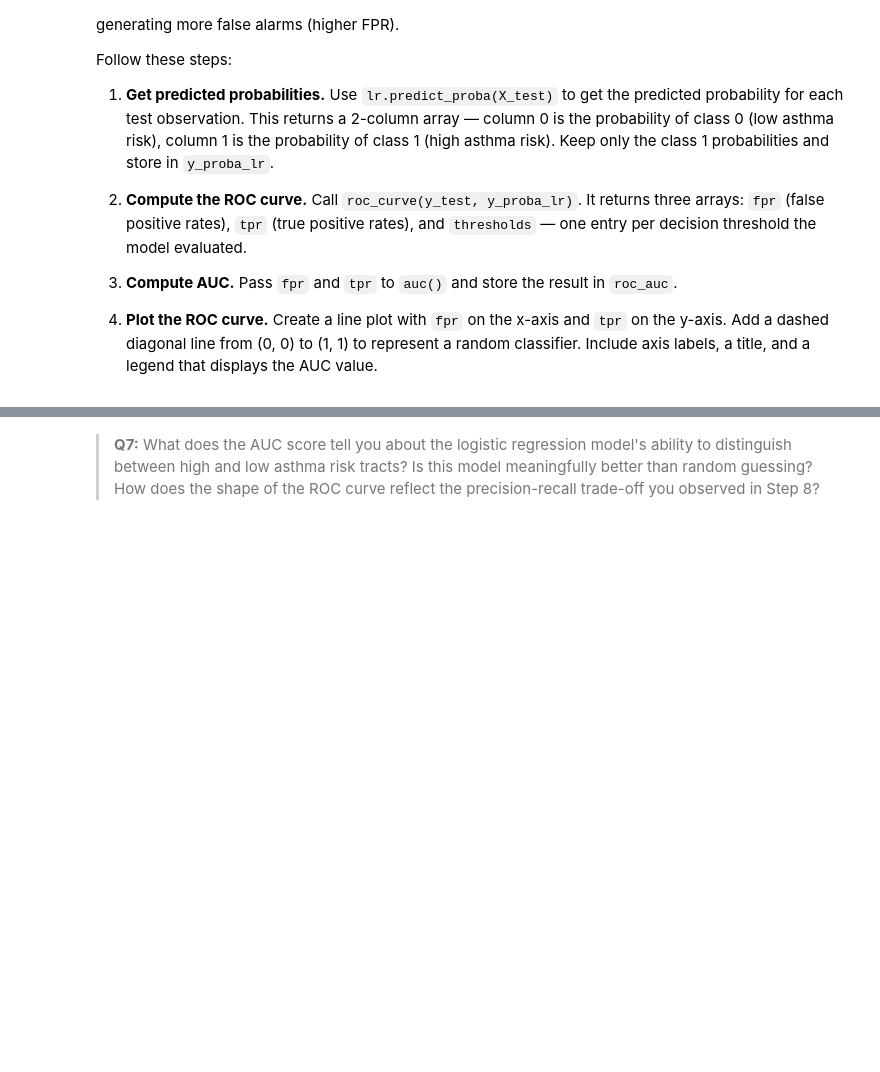
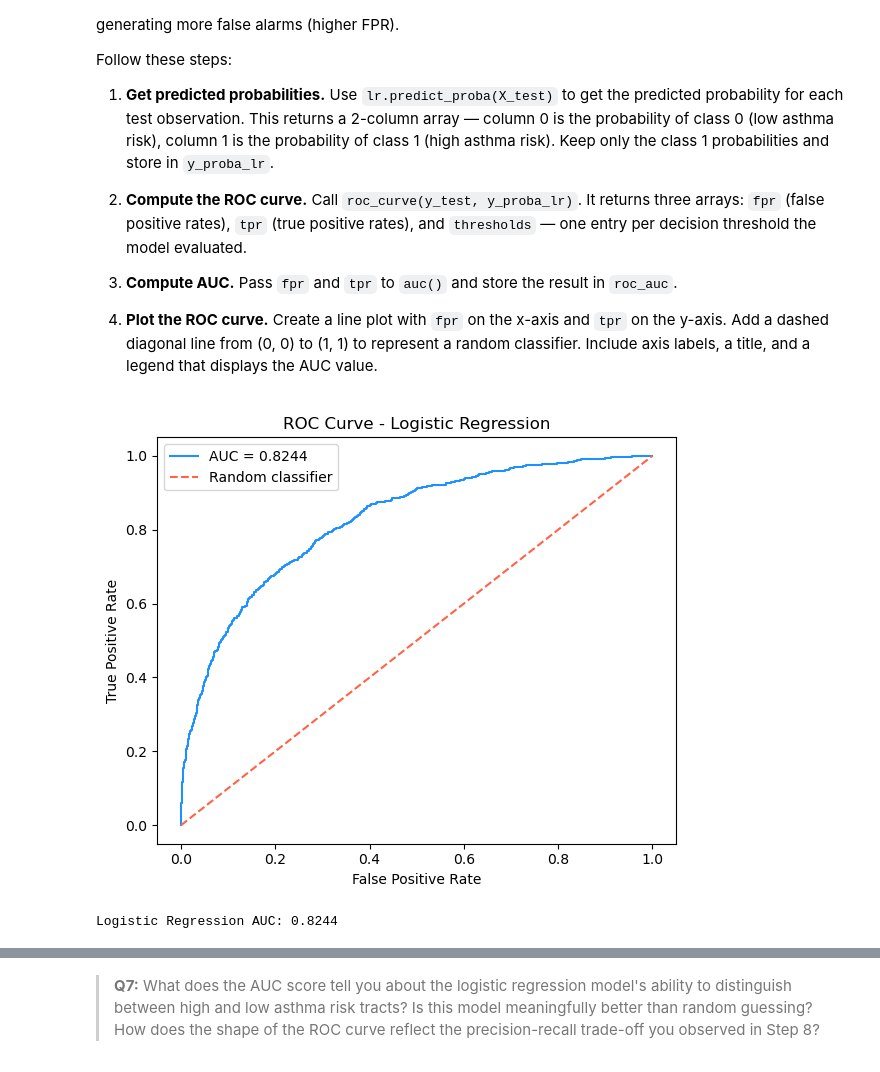
Before and after one commit to avarobillard/assignment-2, a Jupyter notebook: hw2-task2.ipynb, the cells around one changed output, grey strips where cells are left out. Cells and saved outputs as stored; diff of their text form; code cells hidden in the pictures; blank space fills up the shorter version.

```diff
--- a/hw2-task2.ipynb
+++ b/hw2-task2.ipynb
@@ -406,11 +501,29 @@ Follow these steps:
 
 4. **Plot the ROC curve.** Create a line plot with `fpr` on the x-axis and `tpr` on the y-axis. Add a dashed diagonal line from (0, 0) to (1, 1) to represent a random classifier. Include axis labels, a title, and a legend that displays the AUC value.
 # %%
-y_proba_lr = ...
-fpr, tpr, thresholds = ...
-roc_auc = ...
+# Get predicted probabilities
+y_proba_lr = lr.predict_proba(X_test)[:, 1]
 
+# Compute ROC curve
+fpr, tpr, thresholds = roc_curve(y_test, y_proba_lr)
+
+# Compute AUC
+roc_auc = auc(fpr, tpr)
+
+# Plot ROC curve
+fig, ax = plt.subplots(figsize=(6, 5))
+ax.plot(fpr, tpr, color='Dodgerblue', label=f'AUC = {roc_auc:.4f}')
+ax.plot([0, 1], [0, 1], linestyle='--', color='tomato', label='Random classifier')
+ax.set_xlabel('False Positive Rate')
+ax.set_ylabel('True Positive Rate')
+ax.set_title('ROC Curve - Logistic Regression')
+ax.legend()
+plt.tight_layout()
+plt.show()
 
 print(f'Logistic Regression AUC: {roc_auc:.4f}')
+# %% [output]
+[figure, added]
+Logistic Regression AUC: 0.8244
 # %%
 grader.check("q17")
```
Also changed, not shown: parts of 23 cells of this notebook, 1 other file.
